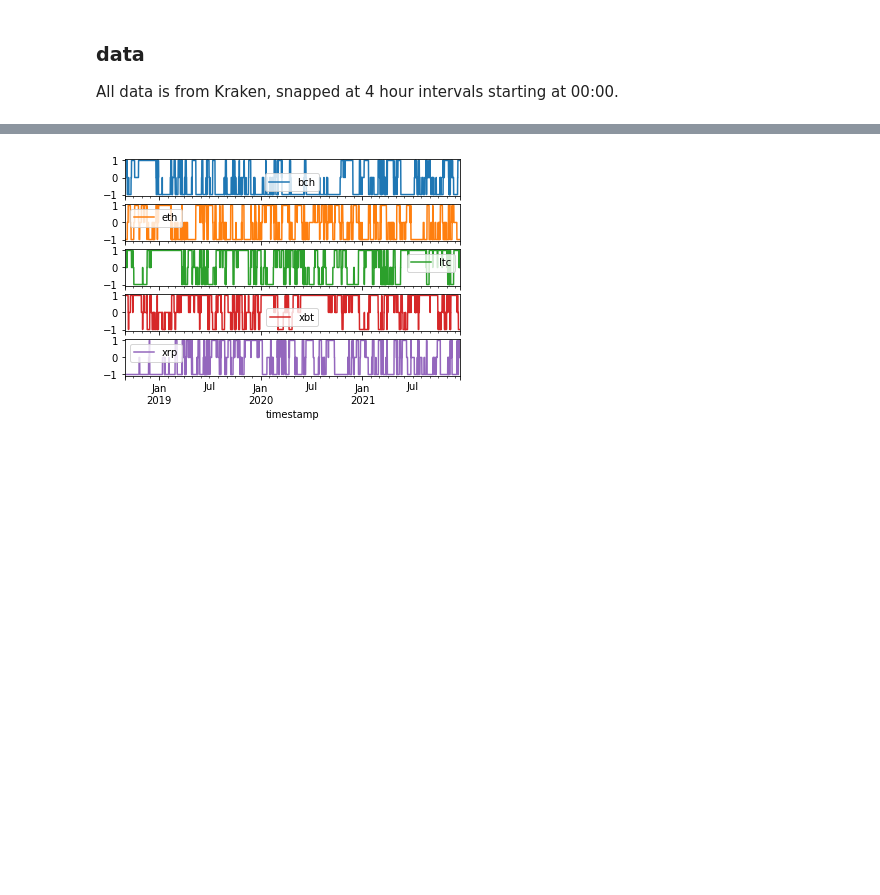
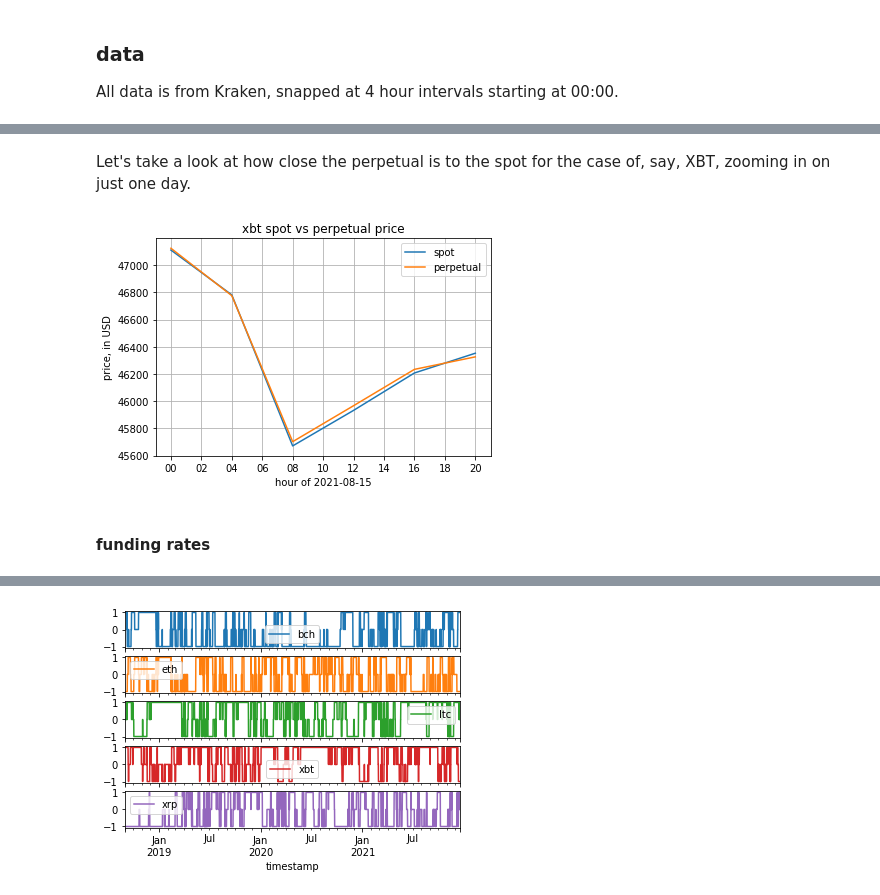
Before and after one commit to ipozdeev/crypto-fx-strategies, a Jupyter notebook: walkthrough.ipynb, the cells around one changed output, grey strips where cells are left out. Cells and saved outputs as stored; diff of their text form; code cells hidden in the pictures; blank space fills up the shorter version.

```diff
--- a/walkthrough.ipynb
+++ b/walkthrough.ipynb
@@ -245,7 +205,8 @@ Text(0.5, 0, '')
 # %%
-# perpetual futures prices
+# load perpetual futures prices, reindex as the spot
 data_p = get_perpetual(mid=True) \
-    .resample("4H", closed="right", label="right").last()
+    .resample("4H", closed="right", label="right").last()\
+    .reindex_like(data_s)
 
-print(data_p.reindex_like(data_s))
+format_dataframe(data_p)
 # %% [output]
@@ -266,0 +219,28 @@ timestamp
+# %% [markdown]
+Let's take a look at how close the perpetual is to the spot for the case of, say, XBT, zooming in on just one day.
+# %%
+# take these for the example
+c_ = "xbt"
+d_ = "2021-08-15"
+
+# plot two prices
+to_plot = pd.concat((data_s[c_], data_p[c_]), axis=1,
+                    keys=["spot", "perpetual"])\
+    .loc[d_]
+
+ax = sns.lineplot(data=to_plot, dashes=False)
+
+ax.xaxis.set_major_formatter(DateFormatter("%H"))
+
+ax.grid(which="both")
+
+ax.set_title(f"{c_} spot vs perpetual price")
+
+ax.set_ylabel("price, in USD")
+ax.set_xlabel(f"hour of {d_}", visible=True)
+
+plt.show()
+# %% [output]
+[figure, added]
+# %% [markdown]
+#### funding rates
```
Also changed, not shown: parts of 43 cells of this notebook, 1 other file.
